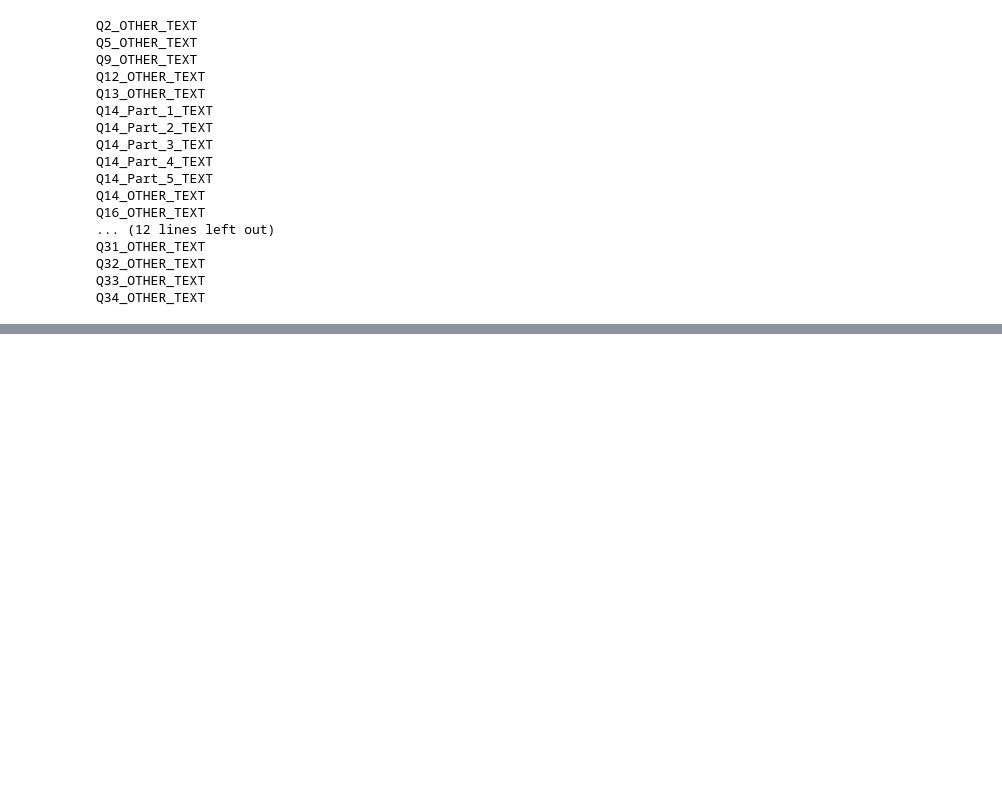
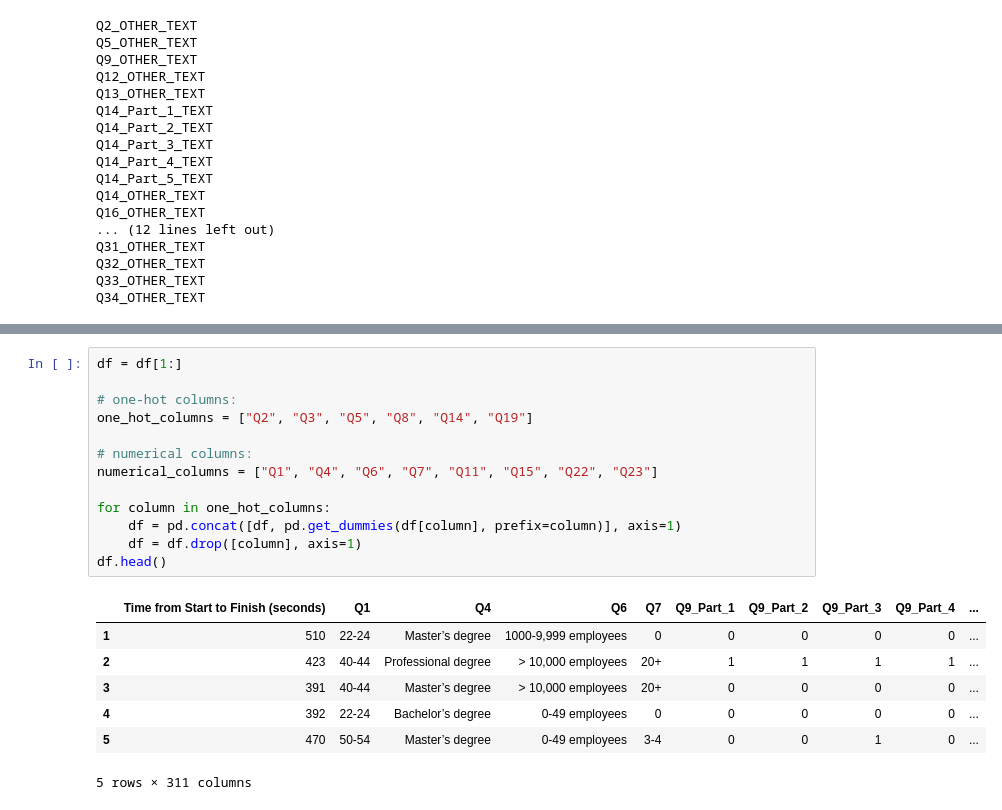
Before and after one commit to atkinssamuel/data-sci-salary-logistic-regression, a Jupyter notebook: atkins_1002951754_assignment2.ipynb, the cells around one changed output, grey strips where cells are left out. Saved outputs shown, nothing was run; the diff lists cells and outputs as text; blank space fills up the shorter version.

```diff
--- a/atkins_1002951754_assignment2.ipynb
+++ b/atkins_1002951754_assignment2.ipynb
@@ -234,0 +241,21 @@ These two columns will be numerically encoded because a relationship exists betw
+# %%
+df = df[1:]
+
+# one-hot columns:
+one_hot_columns = ["Q2", "Q3", "Q5", "Q8", "Q14", "Q19"]
+
+# numerical columns:
+numerical_columns = ["Q1", "Q4", "Q6", "Q7", "Q11", "Q15", "Q22", "Q23"]
+
+for column in one_hot_columns:
+    df = pd.concat([df, pd.get_dummies(df[column], prefix=column)], axis=1)
+    df = df.drop([column], axis=1)
+df.head()
+# %% [output]
+|  | Time from Start to Finish (seconds) | Q1 | Q4 | Q6 | Q7 | Q9_Part_1 | Q9_Part_2 | Q9_Part_3 | Q9_Part_4 | ... |
+| 1 | 510 | 22-24 | Master’s degree | 1000-9,999 employees | 0 | 0 | 0 | 0 | 0 | ... |
+| 2 | 423 | 40-44 | Professional degree | > 10,000 employees | 20+ | 1 | 1 | 1 | 1 | ... |
+| 3 | 391 | 40-44 | Master’s degree | > 10,000 employees | 20+ | 0 | 0 | 0 | 0 | ... |
+| 4 | 392 | 22-24 | Bachelor’s degree | 0-49 employees | 0 | 0 | 0 | 0 | 0 | ... |
+| 5 | 470 | 50-54 | Master’s degree | 0-49 employees | 3-4 | 0 | 0 | 1 | 0 | ... |
+5 rows × 311 columns
```
Also changed, not shown: parts of 7 cells of this notebook, 1 other file.
